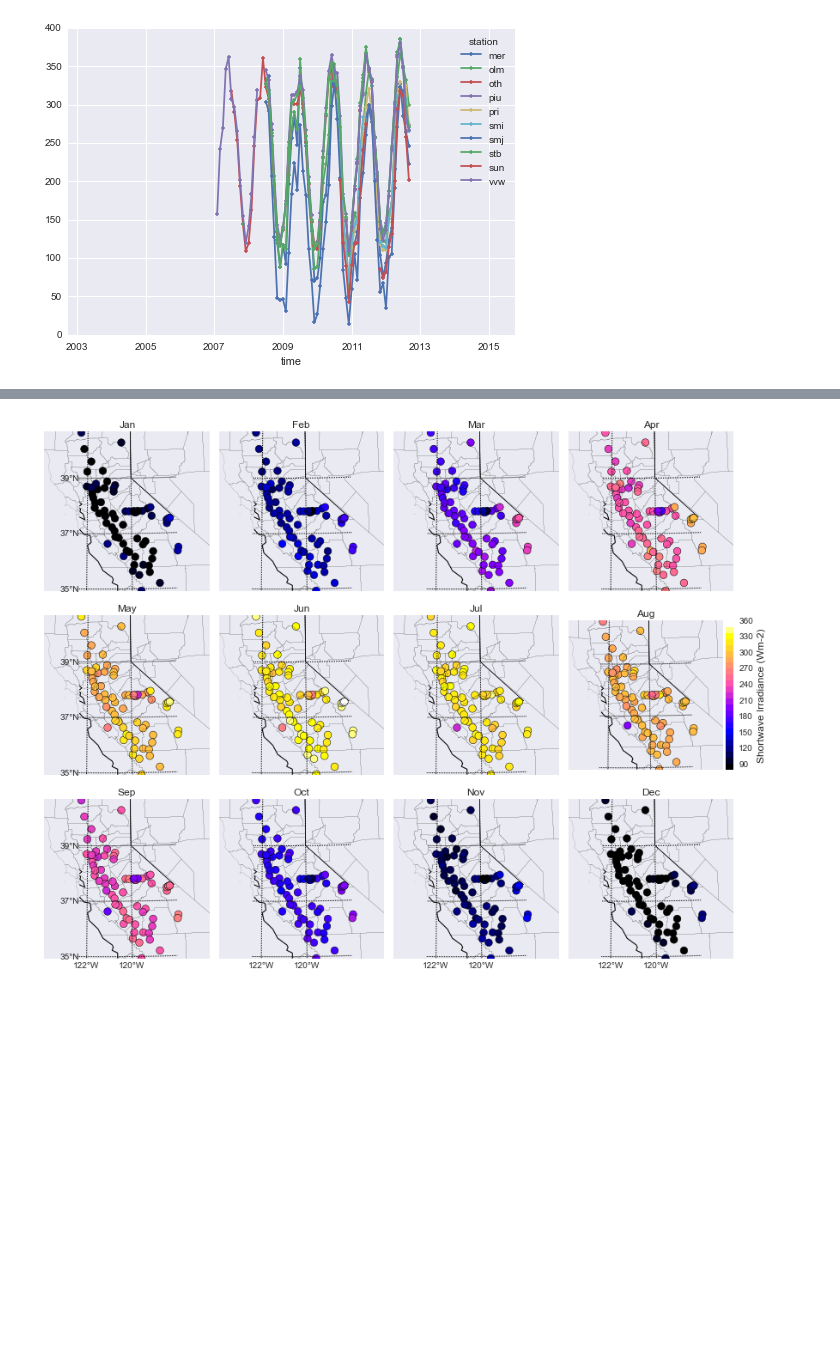
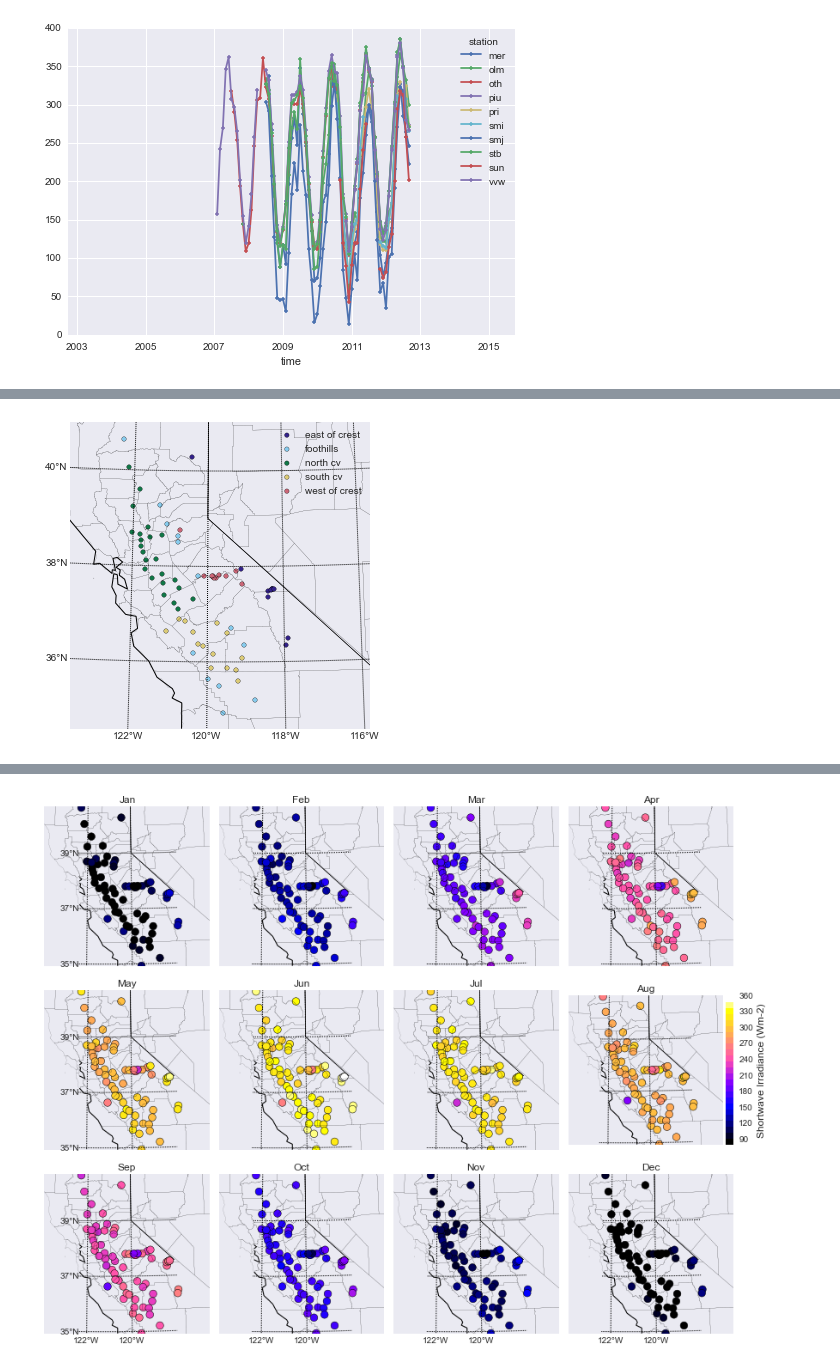
Before and after one commit to klapo/CalRad, a Jupyter notebook: CC.CA.StatisticsMaps.Master.ipynb, the cells around one changed output, grey strips where cells are left out. Cells and saved outputs as stored; diff of their text form; code cells hidden in the pictures; blank space fills up the shorter version.

Commit message:
Climatology maps according to group, plus map of groups

```diff
--- a/CC.CA.StatisticsMaps.Master.ipynb
+++ b/CC.CA.StatisticsMaps.Master.ipynb
@@ -290,18 +328,53 @@ grobs_month.to_netcdf('CA.grobs.irrad.monthly.nc')
 # %%
-## Protoyping code for appending station classification
+## Appending station classification
 os.chdir(dir_data+dir_grobs)
 # Station data excel speadsheet
 stdat = pd.read_csv('All_StationSummary.v2.csv',sep= ',', \
                 index_col=0,na_values=[-9999,'NaN']) # Read the supporting information
 # station data -> xray structure
 stdat = xray.Dataset(coords={'station': (['station'], stdat.index), \
                              'Grouping': (['station'],  stdat.Grouping)})
 
 # Merge into ground observation structure
 grobs_month = grobs_month.merge(stdat,join='inner')
 
+## Plot station distribution
+# Directory for basemap pickle files
+dir_bmap = '/Users/karllapo/gdrive/SnowHydrology/proj/CloudClimatology/data/basemap'
+
+# Build basemap
+lon_stat = grobs_month.lon.values
+lat_stat = grobs_month.lat.values
+
+bmp,bmd = build_basemap(lon_stat,lat_stat,dir_bmap,'CA.Domain.bmp.pickle')
+lat_labels = np.arange(34,42,2)
+lon_labels = np.arange(-116.,-124.,-2)
+
+# Colors
+colsche =   np.array([[51.,34.,138.],\
+            [136.,204.,238.],\
+            [17.,119.,71.],\
+            [221.,204.,119.],\
+            [204.,102.,119.]])
+colsche = np.divide(colsche,256.)
+
+for n,gr in enumerate(grobs_month.groupby('Grouping')):
+    bmp.scatter(-gr[1].lon.values,gr[1].lat.values,c=colsche[n,:],label=gr[0],latlon=True)
+
+## Format
+plt.legend()
+bmp.drawparallels(lat_labels,labels=[1,0,0,0])
+bmp.drawmeridians(lon_labels,labels=[0,0,0,1])
+
+# political boundaries.
+bmp.drawstates()
+bmp.drawcoastlines()
+bmp.drawcounties()
+
 # Save to netcdf
 grobs_month.to_netcdf('CA.grobs.irrad.monthly.nc')
+# %% [output]
+[figure, added]
 # %%
 print(grobs_month)
 print(nldas)
```
Also changed, not shown: parts of 10 cells of this notebook.
